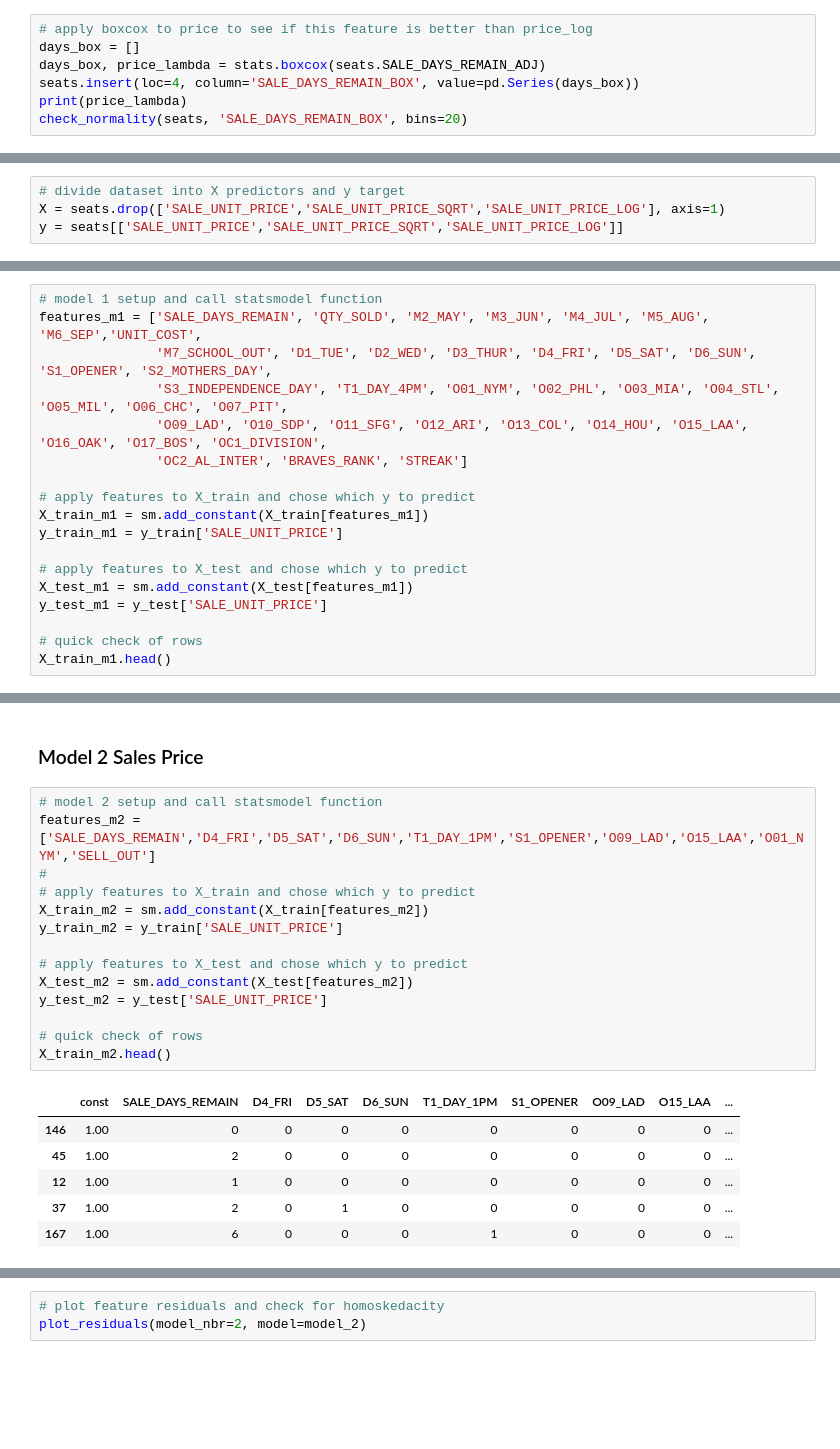
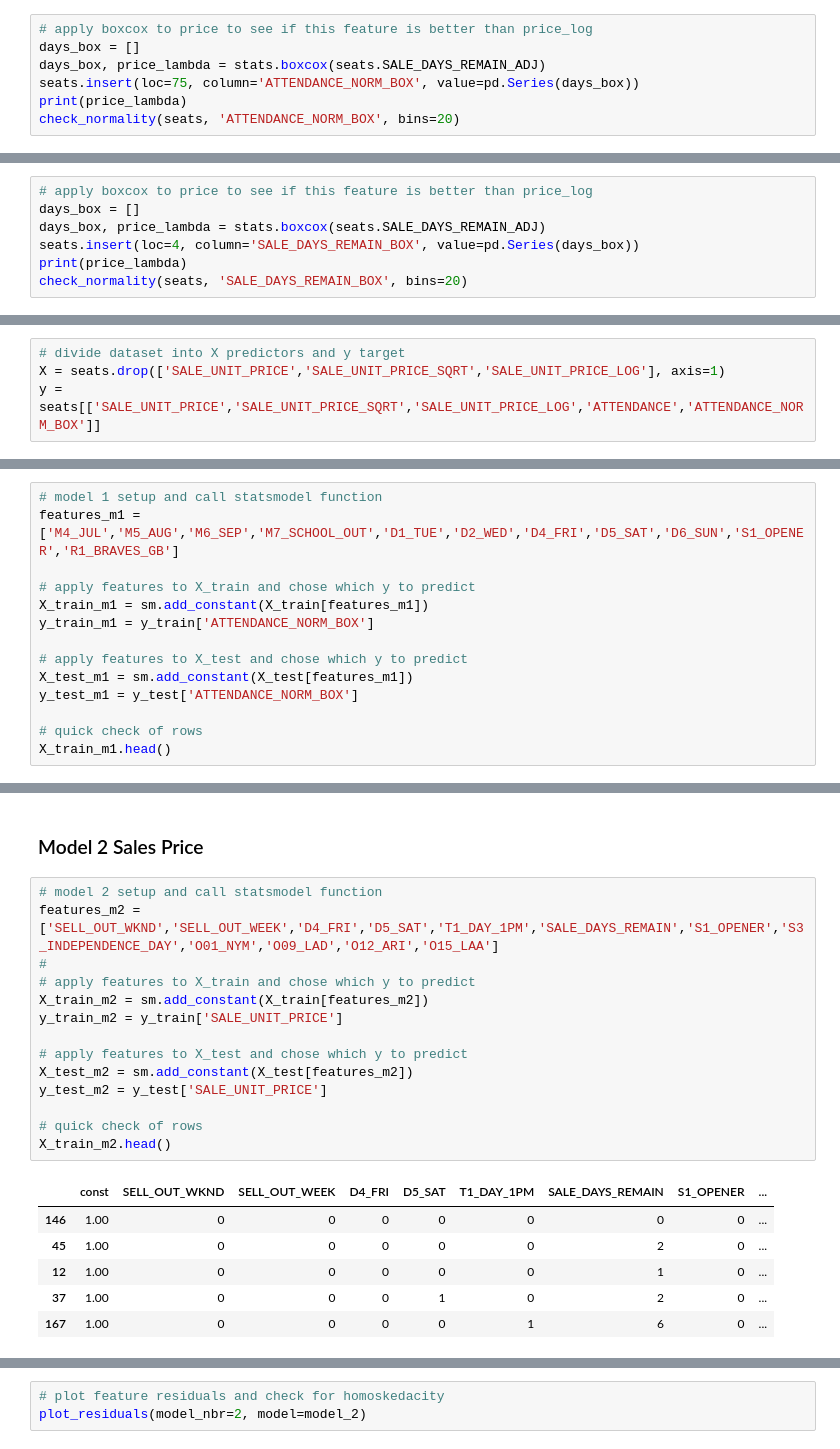
Before and after one commit to cutterback/p09_atlanta_braves_ticket_prices, a Jupyter notebook: Braves_2022_Ticket_Sales.ipynb, the cells around one changed output, grey strips where cells are left out. Cells and saved outputs as stored; diff of their text form; blank space fills up the shorter version.

```diff
--- a/Braves_2022_Ticket_Sales.ipynb
+++ b/Braves_2022_Ticket_Sales.ipynb
@@ -414,8 +430,8 @@ OPP_FORBES_VAL_LOG kurtosis: -0.9619996045848951
 # apply boxcox to price to see if this feature is better than price_log
 days_box = []
 days_box, price_lambda = stats.boxcox(seats.SALE_DAYS_REMAIN_ADJ)
-seats.insert(loc=4, column='SALE_DAYS_REMAIN_BOX', value=pd.Series(days_box))
+seats.insert(loc=75, column='ATTENDANCE_NORM_BOX', value=pd.Series(days_box))
 print(price_lambda)
-check_normality(seats, 'SALE_DAYS_REMAIN_BOX', bins=20)
+check_normality(seats, 'ATTENDANCE_NORM_BOX', bins=20)
 # %% [output]
 0.2923506144389071
@@ -423 +439,8 @@ SALE_DAYS_REMAIN_BOX 4 Std Dev: 9.454092333508209 | Home Counts above this size:
 [figure]
+# %%
+# apply boxcox to price to see if this feature is better than price_log
+days_box = []
+days_box, price_lambda = stats.boxcox(seats.SALE_DAYS_REMAIN_ADJ)
+seats.insert(loc=4, column='SALE_DAYS_REMAIN_BOX', value=pd.Series(days_box))
+print(price_lambda)
+check_normality(seats, 'SALE_DAYS_REMAIN_BOX', bins=20)
@@ -521,7 +548,7 @@ seats.drop(columns=['MARGIN','NET_PAYOUT','SALE_EXT_AMT','STUBHUB_FEES','EXT_COS
 # %%
 # divide dataset into X predictors and y target
 X = seats.drop(['SALE_UNIT_PRICE','SALE_UNIT_PRICE_SQRT','SALE_UNIT_PRICE_LOG'], axis=1)
-y = seats[['SALE_UNIT_PRICE','SALE_UNIT_PRICE_SQRT','SALE_UNIT_PRICE_LOG']]
+y = seats[['SALE_UNIT_PRICE','SALE_UNIT_PRICE_SQRT','SALE_UNIT_PRICE_LOG','ATTENDANCE','ATTENDANCE_NORM_BOX']]
 # %%
 # split data 80% training and 20% test w/ random state for reproducability
 X_train, X_test, y_train, y_test = train_test_split(
@@ -591,18 +618,14 @@ forwardselect
 # %%
 # model 1 setup and call statsmodel function
-features_m1 = ['SALE_DAYS_REMAIN', 'QTY_SOLD', 'M2_MAY', 'M3_JUN', 'M4_JUL', 'M5_AUG', 'M6_SEP','UNIT_COST',
-               'M7_SCHOOL_OUT', 'D1_TUE', 'D2_WED', 'D3_THUR', 'D4_FRI', 'D5_SAT', 'D6_SUN', 'S1_OPENER', 'S2_MOTHERS_DAY',
-               'S3_INDEPENDENCE_DAY', 'T1_DAY_4PM', 'O01_NYM', 'O02_PHL', 'O03_MIA', 'O04_STL', 'O05_MIL', 'O06_CHC', 'O07_PIT',
-               'O09_LAD', 'O10_SDP', 'O11_SFG', 'O12_ARI', 'O13_COL', 'O14_HOU', 'O15_LAA', 'O16_OAK', 'O17_BOS', 'OC1_DIVISION',
-               'OC2_AL_INTER', 'BRAVES_RANK', 'STREAK']
+features_m1 = ['M4_JUL','M5_AUG','M6_SEP','M7_SCHOOL_OUT','D1_TUE','D2_WED','D4_FRI','D5_SAT','D6_SUN','S1_OPENER','R1_BRAVES_GB']
 
 # apply features to X_train and chose which y to predict
 X_train_m1 = sm.add_constant(X_train[features_m1])
-y_train_m1 = y_train['SALE_UNIT_PRICE']
+y_train_m1 = y_train['ATTENDANCE_NORM_BOX']
 
 # apply features to X_test and chose which y to predict
 X_test_m1 = sm.add_constant(X_test[features_m1])
-y_test_m1 = y_test['SALE_UNIT_PRICE']
+y_test_m1 = y_test['ATTENDANCE_NORM_BOX']
 
 # quick check of rows
 X_train_m1.head()
@@ -659,25 +683,25 @@ Mean Absolute Error (MAE): Test 10 | Train 10 |           Difference 0 | % Diff
 ### Model 2 Sales Price
 # %%
 # model 2 setup and call statsmodel function
-features_m2 = ['SALE_DAYS_REMAIN','D4_FRI','D5_SAT','D6_SUN','T1_DAY_1PM','S1_OPENER','O09_LAD','O15_LAA','O01_NYM','SELL_OUT']
+features_m2 = ['SELL_OUT_WKND','SELL_OUT_WEEK','D4_FRI','D5_SAT','T1_DAY_1PM','SALE_DAYS_REMAIN','S1_OPENER','S3_INDEPENDENCE_DAY','O01_NYM','O09_LAD','O12_ARI','O15_LAA']
 #
 # apply features to X_train and chose which y to predict
 X_train_m2 = sm.add_constant(X_train[features_m2])
 y_train_m2 = y_train['SALE_UNIT_PRICE']
 
 # apply features to X_test and chose which y to predict
 X_test_m2 = sm.add_constant(X_test[features_m2])
 y_test_m2 = y_test['SALE_UNIT_PRICE']
 
 # quick check of rows
 X_train_m2.head()
 # %% [output]
-|  | const | SALE_DAYS_REMAIN | D4_FRI | D5_SAT | D6_SUN | T1_DAY_1PM | S1_OPENER | O09_LAD | O15_LAA | ... |
-| 146 | 1.00 | 0 | 0 | 0 | 0 | 0 | 0 | 0 | 0 | ... |
-| 45 | 1.00 | 2 | 0 | 0 | 0 | 0 | 0 | 0 | 0 | ... |
-| 12 | 1.00 | 1 | 0 | 0 | 0 | 0 | 0 | 0 | 0 | ... |
-| 37 | 1.00 | 2 | 0 | 1 | 0 | 0 | 0 | 0 | 0 | ... |
-| 167 | 1.00 | 6 | 0 | 0 | 0 | 1 | 0 | 0 | 0 | ... |
+|  | const | SELL_OUT_WKND | SELL_OUT_WEEK | D4_FRI | D5_SAT | T1_DAY_1PM | SALE_DAYS_REMAIN | S1_OPENER | ... |
+| 146 | 1.00 | 0 | 0 | 0 | 0 | 0 | 0 | 0 | ... |
+| 45 | 1.00 | 0 | 0 | 0 | 0 | 0 | 2 | 0 | ... |
+| 12 | 1.00 | 0 | 0 | 0 | 0 | 0 | 1 | 0 | ... |
+| 37 | 1.00 | 0 | 0 | 0 | 1 | 0 | 2 | 0 | ... |
+| 167 | 1.00 | 0 | 0 | 0 | 0 | 1 | 6 | 0 | ... |
 # %%
 # run the model iteration and store in model variable
 model_2, rsq_adj_m2, rmse_m2, mae_m2 = calc_sm_ols(model_nbr=2, X=X_train_m2, y=y_train_m2)
```
Also changed, not shown: parts of 17 cells of this notebook.
